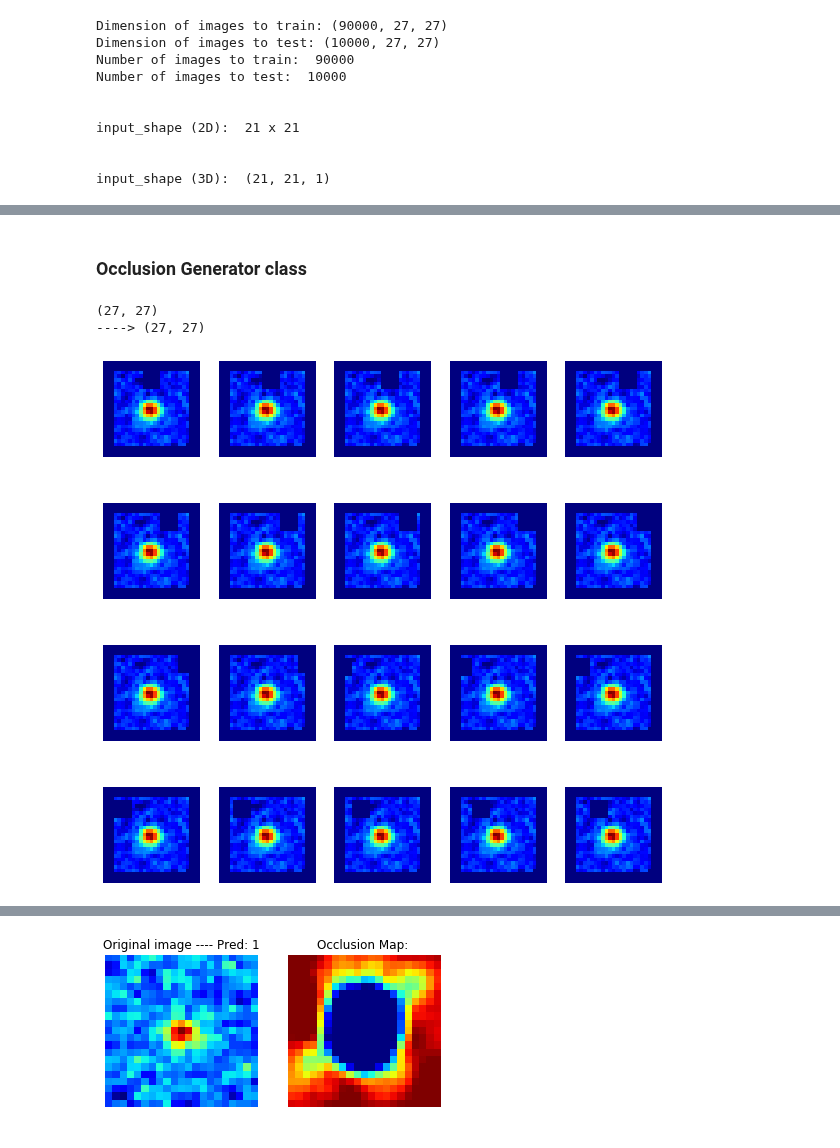
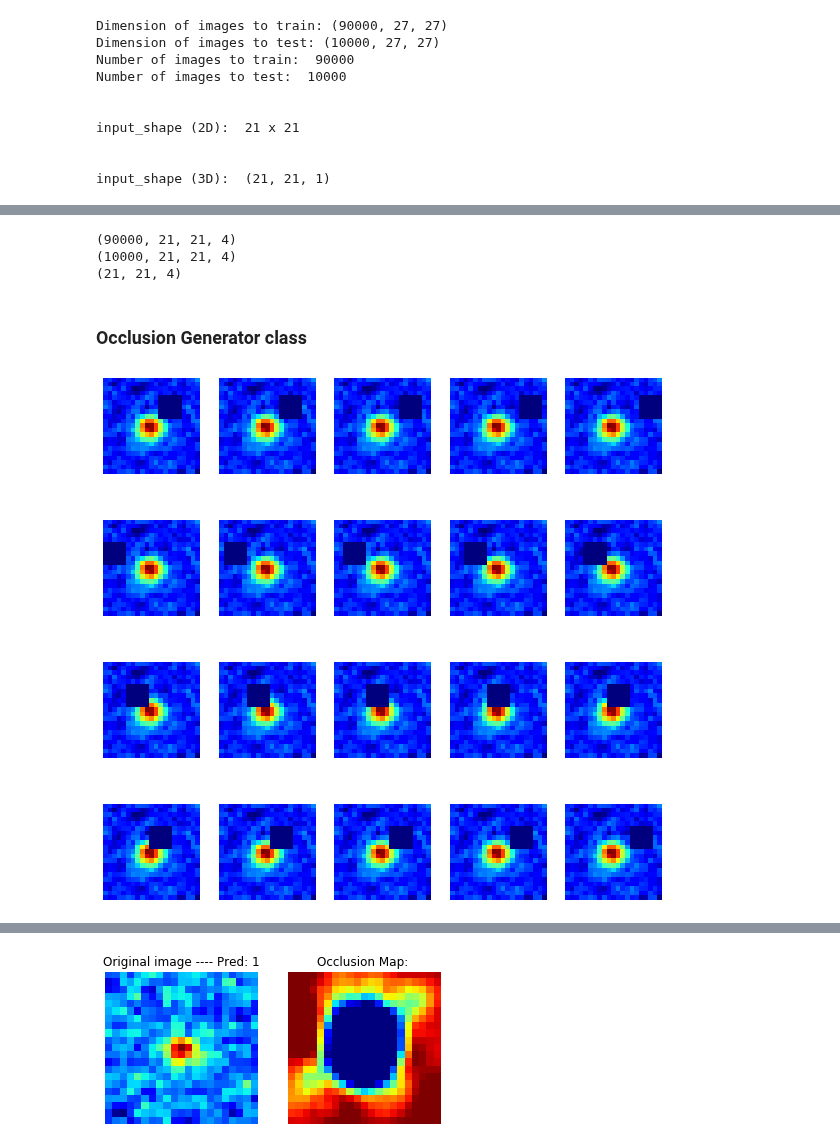
Before and after one commit to AndreTeixeira1998/EL4106-1oProyecto, a Jupyter notebook: Occlusion_map.ipynb, the cells around one changed output, grey strips where cells are left out. Saved outputs shown, nothing was run; the diff lists cells and outputs as text; code cells hidden in the pictures.

```diff
--- a/Occlusion_map.ipynb
+++ b/Occlusion_map.ipynb
@@ -101,3 +102,14 @@ r_x_test (10000, 21, 21, 1)
+# %%
+x_train_all=x_all[:percentage]
+x_test_all=x_all[percentage:]
+input_shape=x_train_all[0].shape
+print(x_train_all.shape)
+print(x_test_all.shape)
+print(x_train_all[0].shape)
+# %% [output]
+(90000, 21, 21, 4)
+(10000, 21, 21, 4)
+(21, 21, 4)
 # %%
 ## Some useful functions
 
@@ -208,23 +231,21 @@ def preprocessar_2d(ximg):
 # %%
 ### testing out the occlusion generator class
-x=preprocessar(x_train[3])
+x=x_train_all[3, :, :, 3]
 
 occ = OcclusionGenerator(x, 5, 1, False)
 occList = []
 %matplotlib inline
 plt.rcParams['figure.figsize'] = (10, 10)
 for i in range(100):
     occList.append(occ.flow()[0])
 for i in range(20):
     plt.subplot(4,5,i+1)
     plt.imshow(occList[i+80], cmap='jet'); plt.axis("off")
 plt.show()
 #print(occList[i].shape)
 del occ, x ,occList
 # %% [output]
-(27, 27)
-----> (27, 27)
-[figure, old version]
+[figure, new version]
 # %%
 # this function takes a list of heatmaps and merges them into one single heatmap
 def post_process(heatmap):
```
Also changed, not shown: parts of 5 cells of this notebook, 3 other files.
